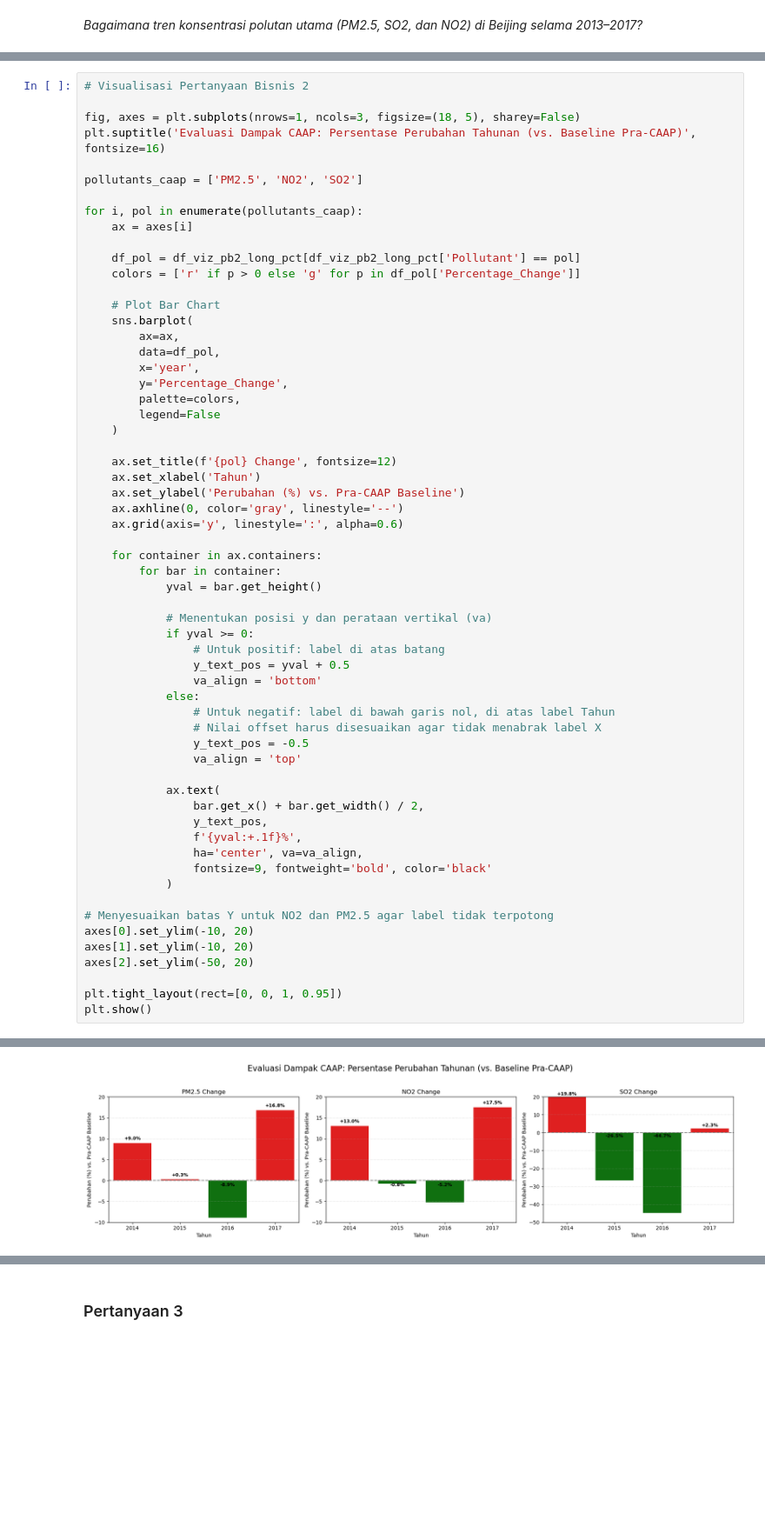
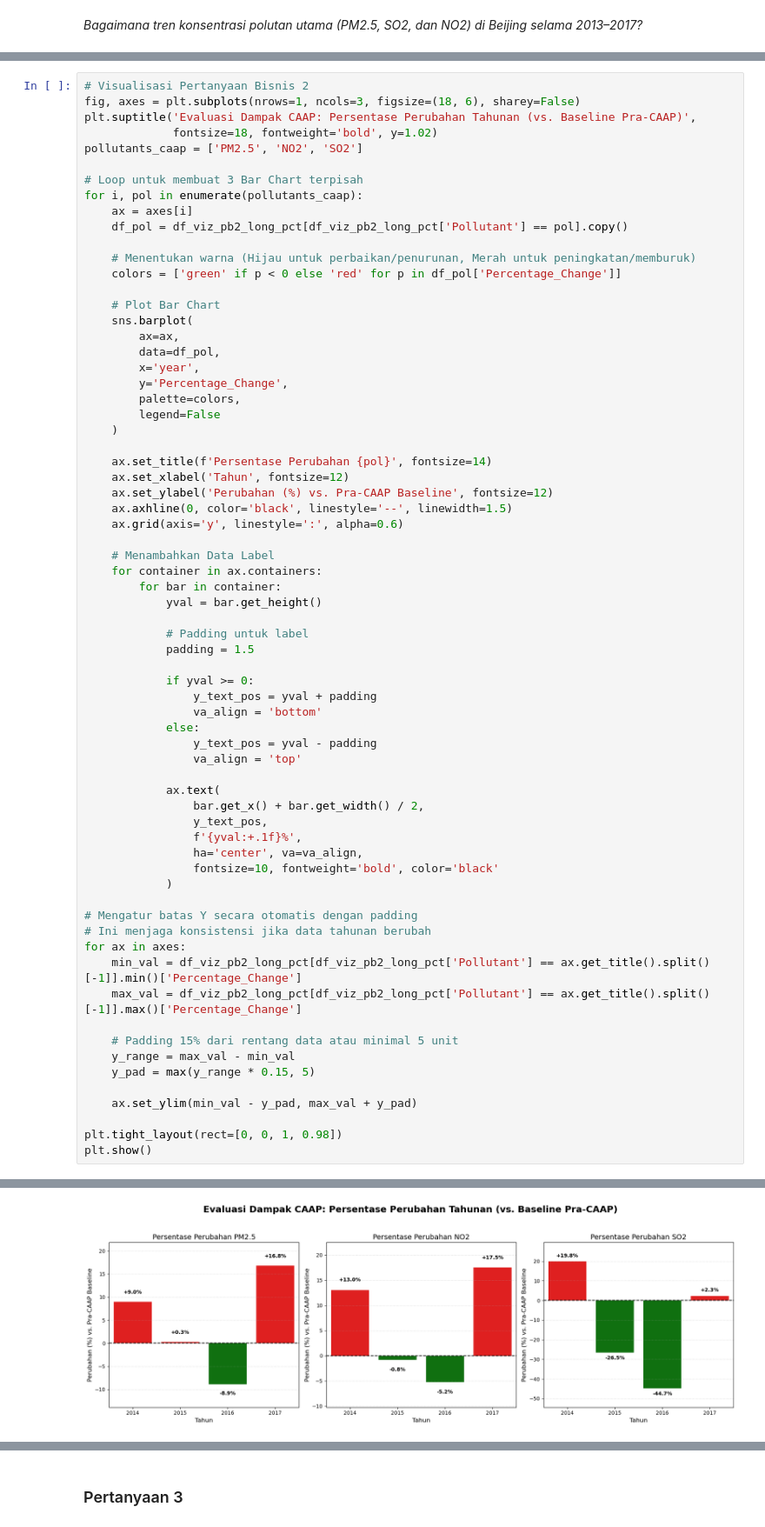
Before and after one commit to ginafiles/Air-Quality-Analysis, a Jupyter notebook: notebook.ipynb, the cells around one changed output, grey strips where cells are left out. Shown at 87% size. Drawn from its saved outputs; the diff is of its cells as text; blank space fills up the shorter version.

```diff
--- a/notebook.ipynb
+++ b/notebook.ipynb
@@ -651,17 +680,18 @@ df_viz_pb2_long_pct = df_viz_pb2_long_pct[df_viz_pb2_long_pct['year'] >= 2014].c
 df_viz_pb2_long_pct['year'] = df_viz_pb2_long_pct['year'].astype(str)
 # %%
 # Visualisasi Pertanyaan Bisnis 2
-
-fig, axes = plt.subplots(nrows=1, ncols=3, figsize=(18, 5), sharey=False)
-plt.suptitle('Evaluasi Dampak CAAP: Persentase Perubahan Tahunan (vs. Baseline Pra-CAAP)', fontsize=16)
-
+fig, axes = plt.subplots(nrows=1, ncols=3, figsize=(18, 6), sharey=False)
+plt.suptitle('Evaluasi Dampak CAAP: Persentase Perubahan Tahunan (vs. Baseline Pra-CAAP)',
+             fontsize=18, fontweight='bold', y=1.02)
 pollutants_caap = ['PM2.5', 'NO2', 'SO2']
 
+# Loop untuk membuat 3 Bar Chart terpisah
 for i, pol in enumerate(pollutants_caap):
     ax = axes[i]
+    df_pol = df_viz_pb2_long_pct[df_viz_pb2_long_pct['Pollutant'] == pol].copy()
 
-    df_pol = df_viz_pb2_long_pct[df_viz_pb2_long_pct['Pollutant'] == pol]
-    colors = ['r' if p > 0 else 'g' for p in df_pol['Percentage_Change']]
+    # Menentukan warna (Hijau untuk perbaikan/penurunan, Merah untuk peningkatan/memburuk)
+    colors = ['green' if p < 0 else 'red' for p in df_pol['Percentage_Change']]
 
     # Plot Bar Chart
     sns.barplot(
@@ -673,53 +703,60 @@ for i, pol in enumerate(pollutants_caap):
         legend=False
     )
 
-    ax.set_title(f'{pol} Change', fontsize=12)
-    ax.set_xlabel('Tahun')
-    ax.set_ylabel('Perubahan (%) vs. Pra-CAAP Baseline')
-    ax.axhline(0, color='gray', linestyle='--')
+    ax.set_title(f'Persentase Perubahan {pol}', fontsize=14)
+    ax.set_xlabel('Tahun', fontsize=12)
+    ax.set_ylabel('Perubahan (%) vs. Pra-CAAP Baseline', fontsize=12)
+    ax.axhline(0, color='black', linestyle='--', linewidth=1.5)
     ax.grid(axis='y', linestyle=':', alpha=0.6)
 
+    # Menambahkan Data Label
     for container in ax.containers:
         for bar in container:
             yval = bar.get_height()
 
-            # Menentukan posisi y dan perataan vertikal (va)
+            # Padding untuk label
+            padding = 1.5
+
             if yval >= 0:
-                # Untuk positif: label di atas batang
-                y_text_pos = yval + 0.5
+                y_text_pos = yval + padding
                 va_align = 'bottom'
             else:
-                # Untuk negatif: label di bawah garis nol, di atas label Tahun
-                # Nilai offset harus disesuaikan agar tidak menabrak label X
-                y_text_pos = -0.5
+                y_text_pos = yval - padding
                 va_align = 'top'
 
             ax.text(
                 bar.get_x() + bar.get_width() / 2,
                 y_text_pos,
                 f'{yval:+.1f}%',
                 ha='center', va=va_align,
-                fontsize=9, fontweight='bold', color='black'
+                fontsize=10, fontweight='bold', color='black'
             )
 
-# Menyesuaikan batas Y untuk NO2 dan PM2.5 agar label tidak terpotong
-axes[0].set_ylim(-10, 20)
-axes[1].set_ylim(-10, 20)
-axes[2].set_ylim(-50, 20)
+# Mengatur batas Y secara otomatis dengan padding
+# Ini menjaga konsistensi jika data tahunan berubah
+for ax in axes:
+    min_val = df_viz_pb2_long_pct[df_viz_pb2_long_pct['Pollutant'] == ax.get_title().split()[-1]].min()['Percentage_Change']
+    max_val = df_viz_pb2_long_pct[df_viz_pb2_long_pct['Pollutant'] == ax.get_title().split()[-1]].max()['Percentage_Change']
 
-plt.tight_layout(rect=[0, 0, 1, 0.95])
+    # Padding 15% dari rentang data atau minimal 5 unit
+    y_range = max_val - min_val
+    y_pad = max(y_range * 0.15, 5)
+
+    ax.set_ylim(min_val - y_pad, max_val + y_pad)
+
+plt.tight_layout(rect=[0, 0, 1, 0.98])
 plt.show()
 # %% [output]
 Passing `palette` without assigning `hue` is deprecated and will be removed in v0.14.0. Assign the `x` variable to `hue` and set `legend=False` for the same effect.
 
   sns.barplot(
 
 Passing `palette` without assigning `hue` is deprecated and will be removed in v0.14.0. Assign the `x` variable to `hue` and set `legend=False` for the same effect.
 
   sns.barplot(
 
 Passing `palette` without assigning `hue` is deprecated and will be removed in v0.14.0. Assign the `x` variable to `hue` and set `legend=False` for the same effect.
 
   sns.barplot(
-[figure, old version]
+[figure, new version]
 # %% [markdown]
```
Also changed, not shown: parts of 31 cells of this notebook, 3 other files.
